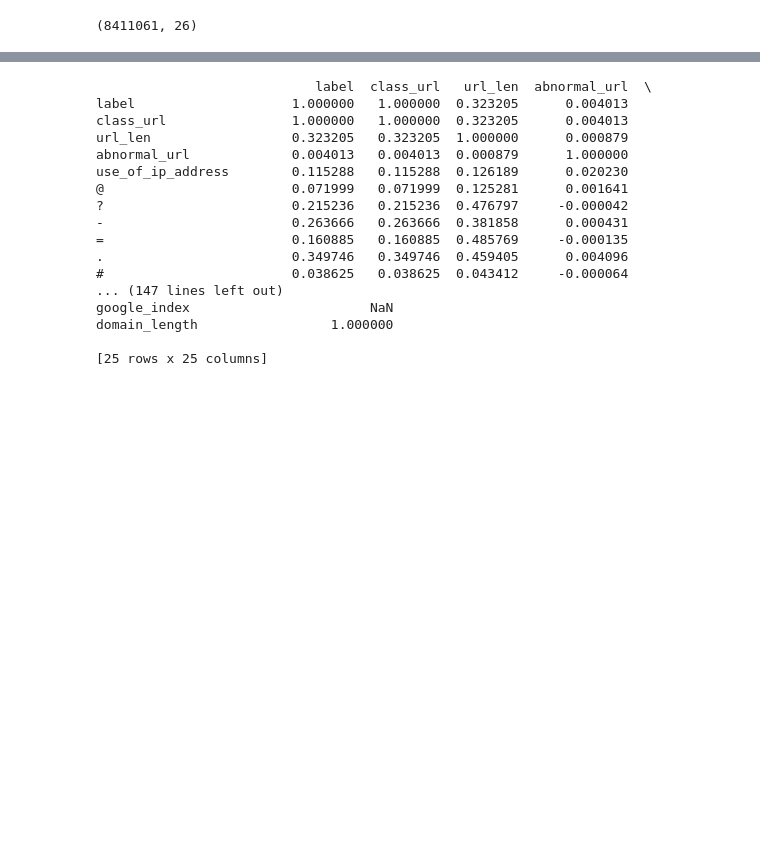
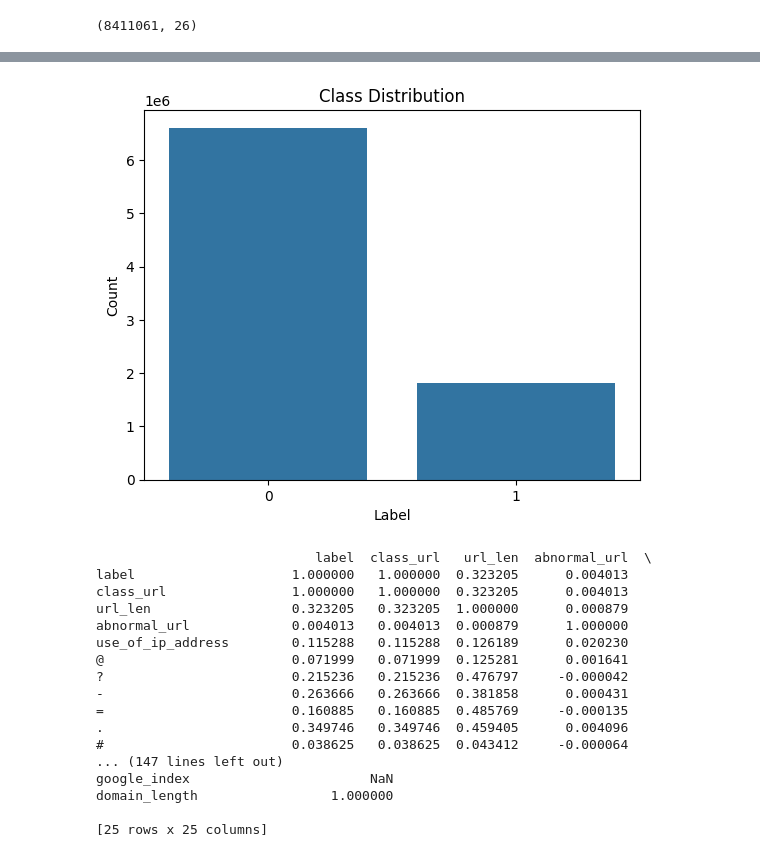
Before and after one commit to aishwaryakarki001/Malicious-URL-Detection, a Jupyter notebook: Malicious-URL-Detection.ipynb, the cells around one changed output, grey strips where cells are left out. Cells and saved outputs as stored; diff of their text form; code cells hidden in the pictures; blank space fills up the shorter version.

```diff
--- a/Malicious-URL-Detection.ipynb
+++ b/Malicious-URL-Detection.ipynb
@@ -572,3 +598,13 @@ dataset.shape
+# %%
+import seaborn as sns
+
+sns.countplot(x='label', data=dataset)
+plt.xlabel('Label')
+plt.ylabel('Count')
+plt.title('Class Distribution')
+plt.show()
+# %% [output]
+[figure, added]
 # %%
 dataset['domain_length'] = dataset['domain'].apply(lambda x: len(str(x)))
 numeric_dataset = dataset.select_dtypes(include=['number'])
```
Also changed, not shown: parts of 8 cells of this notebook.
